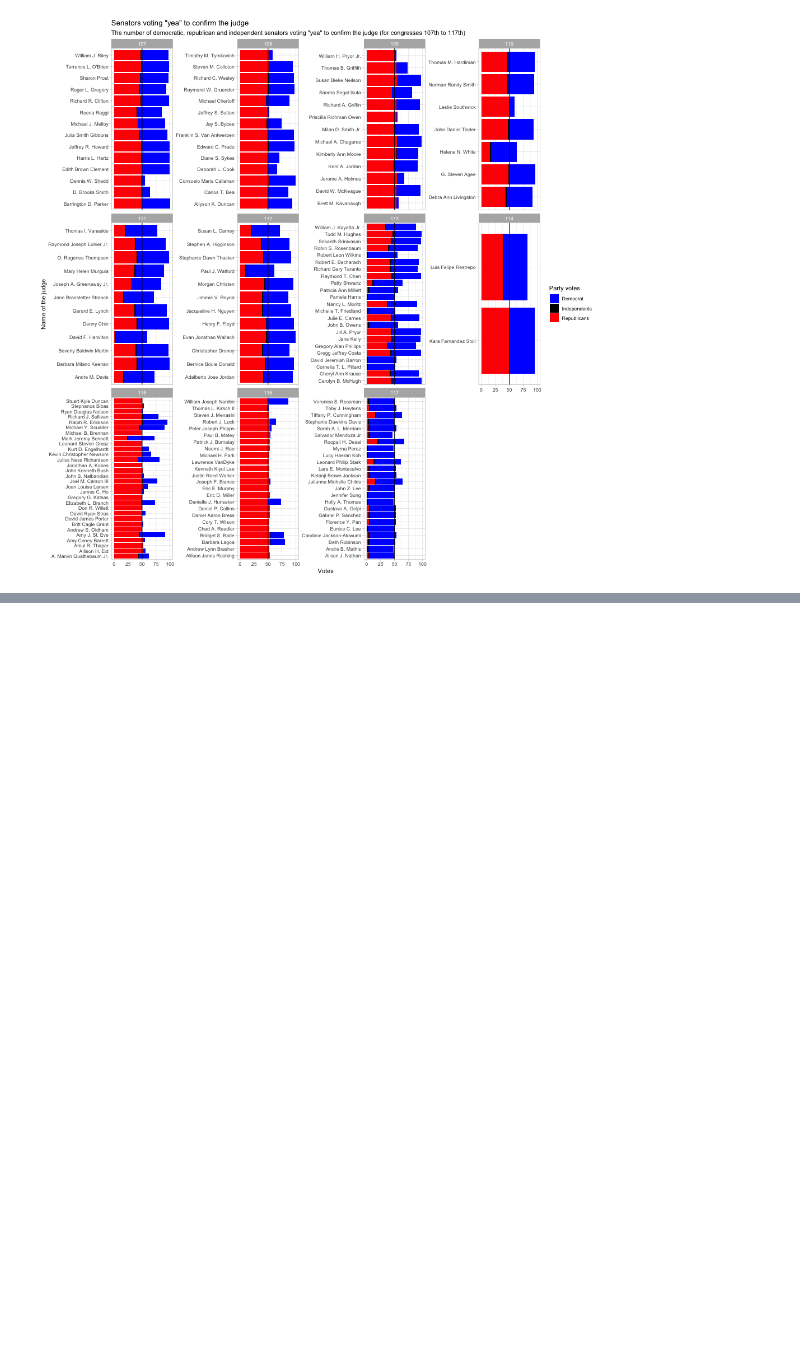
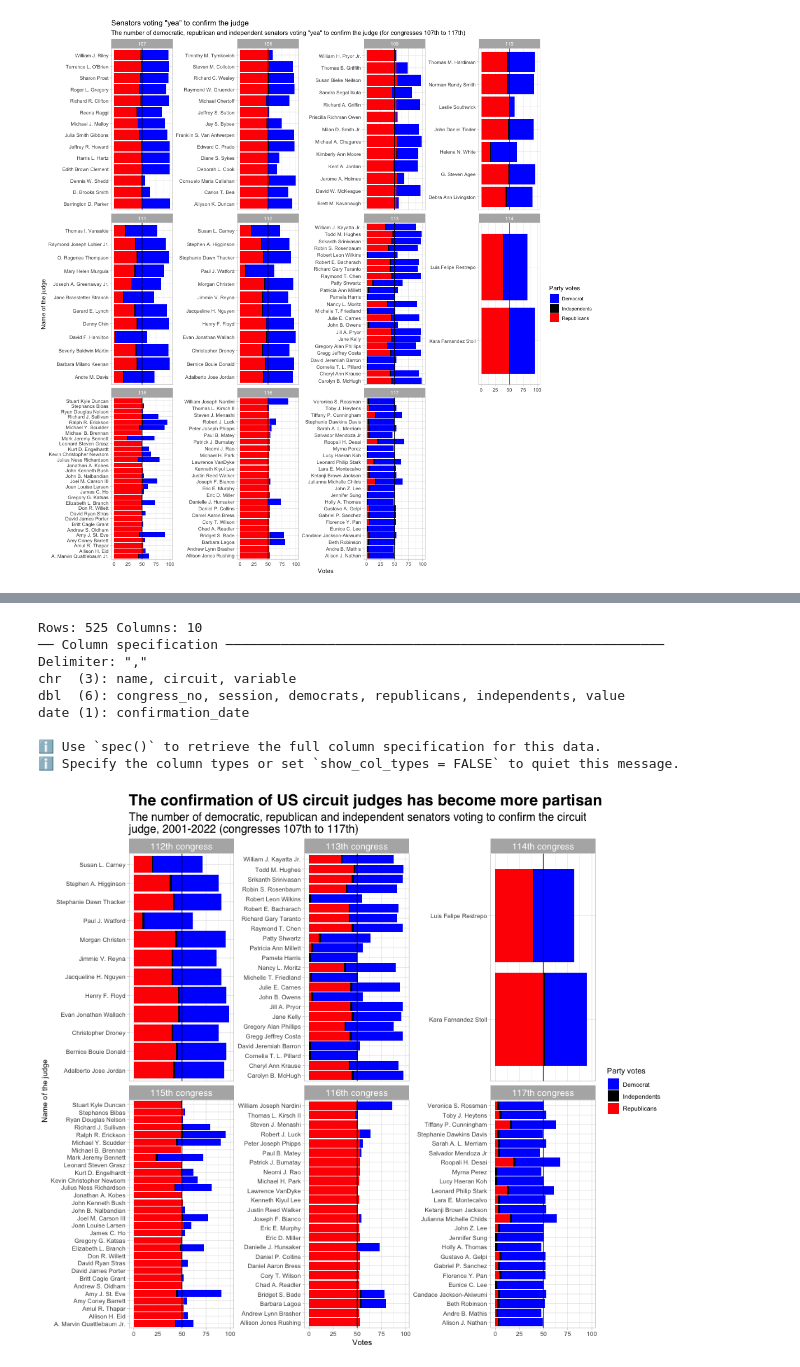
Before and after one commit to laurabejder/federal-judges-appointment, a Jupyter notebook: 06-vizualization.ipynb, the cells around one changed output, grey strips where cells are left out. Drawn from its saved outputs; the diff is of its cells as text; code cells hidden in the pictures; blank space fills up the shorter version.

```diff
--- a/06-vizualization.ipynb
+++ b/06-vizualization.ipynb
@@ -239,0 +243,49 @@ date (1): confirmation_date
+# %%
+%%R -h 800 -w 900
+require('tidyverse')
+
+# EXAMPLE R CELL
+df <- read_csv('long_df.csv') %>%
+    select(c(name, value, variable, congress_no))
+
+df_filtered <- df %>%
+    filter(congress_no > 111)
+
+dose.labs <- c("107th congress", "108th congress", "109th congress", "110th congress", "111th congress", "112th congress", "113th congress", "114th congress", "115th congress", "116th congress", "117th congress")
+names(dose.labs) <- c("107", "108", "109", "110", "111", "112", "113", "114", "115", "116", "117")
+
+ggplot(df_filtered, aes(y=name, x=value, fill=variable)) +
+    geom_col() +
+    geom_vline(aes(xintercept=50)) +
+    facet_wrap(~congress_no,
+        scales='free_y',
+        labeller = labeller(congress_no = dose.labs),
+        ncol = 3,
+        nrow = 4) +
+    scale_fill_manual(values=c("blue", "black", "red"),
+                       name="Party votes",
+                       breaks=c("D_yea", "I_yea", "R_yea"),
+                       labels=c("Democrat", "Independents", "Republicans")) +
+    theme_light()+
+    theme(
+        plot.title = element_text(family = "Helvetica", size=22, face ="bold"),
+        plot.subtitle = element_text(family = "Helvetica", size=16),
+        strip.text.x = element_text(family = "Helvetica", size = 13)
+        ) +
+    labs(
+    x = 'Votes',
+    y = 'Name of the judge',
+    title = 'The confirmation of US circuit judges has become more partisan',
+    subtitle = 'The number of democratic, republican and independent senators voting to confirm the circuit \njudge, 2001-2022 (congresses 107th to 117th)'
+    )
+# %% [output]
+Rows: 525 Columns: 10
+── Column specification ────────────────────────────────────────────────────────
+Delimiter: ","
+chr  (3): name, circuit, variable
+dbl  (6): congress_no, session, democrats, republicans, independents, value
+date (1): confirmation_date
+
+ℹ Use `spec()` to retrieve the full column specification for this data.
+ℹ Specify the column types or set `show_col_types = FALSE` to quiet this message.
+[figure, added]
```
Also changed, not shown: parts of 2 cells of this notebook, 6 other files.
